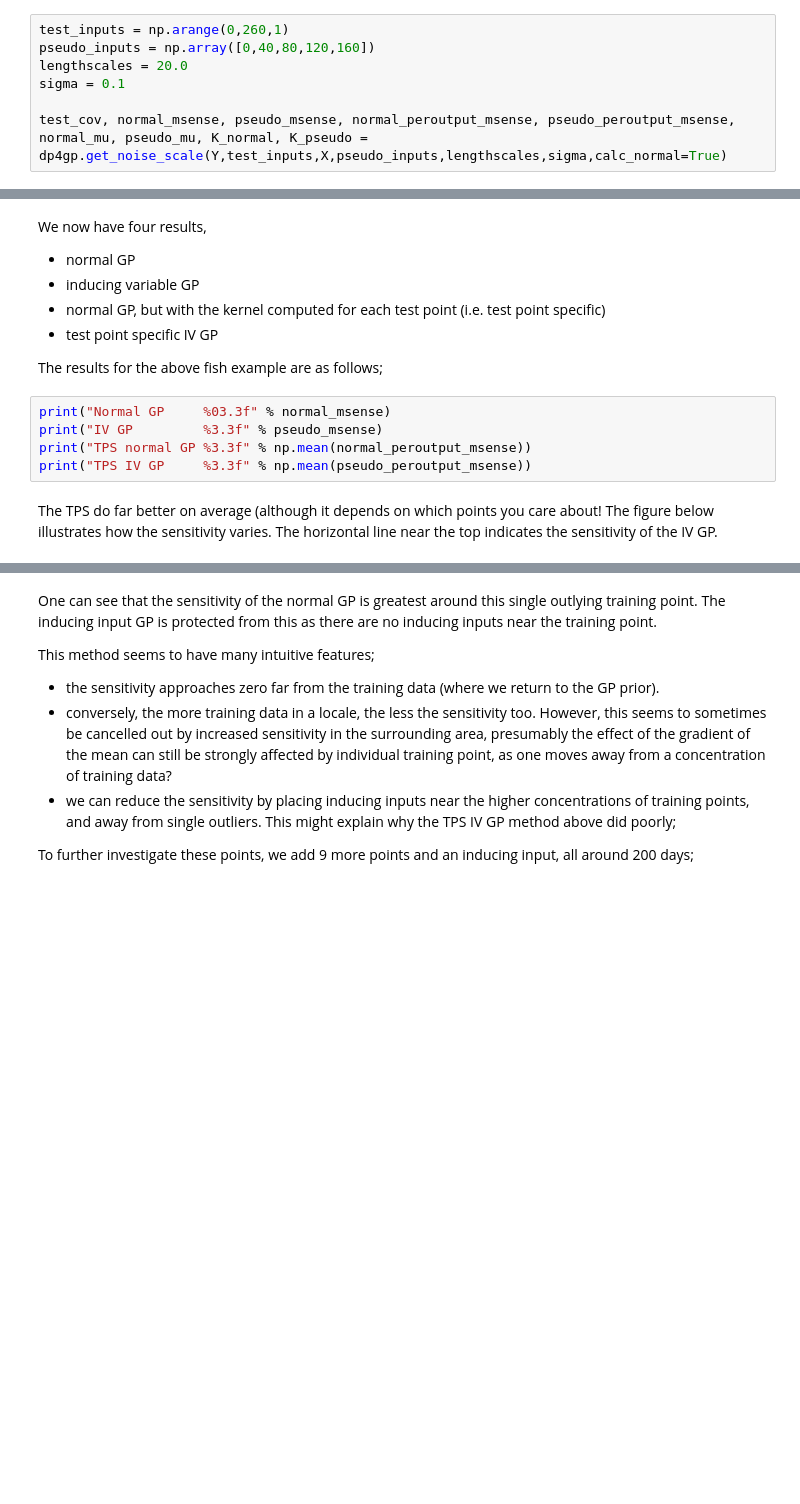
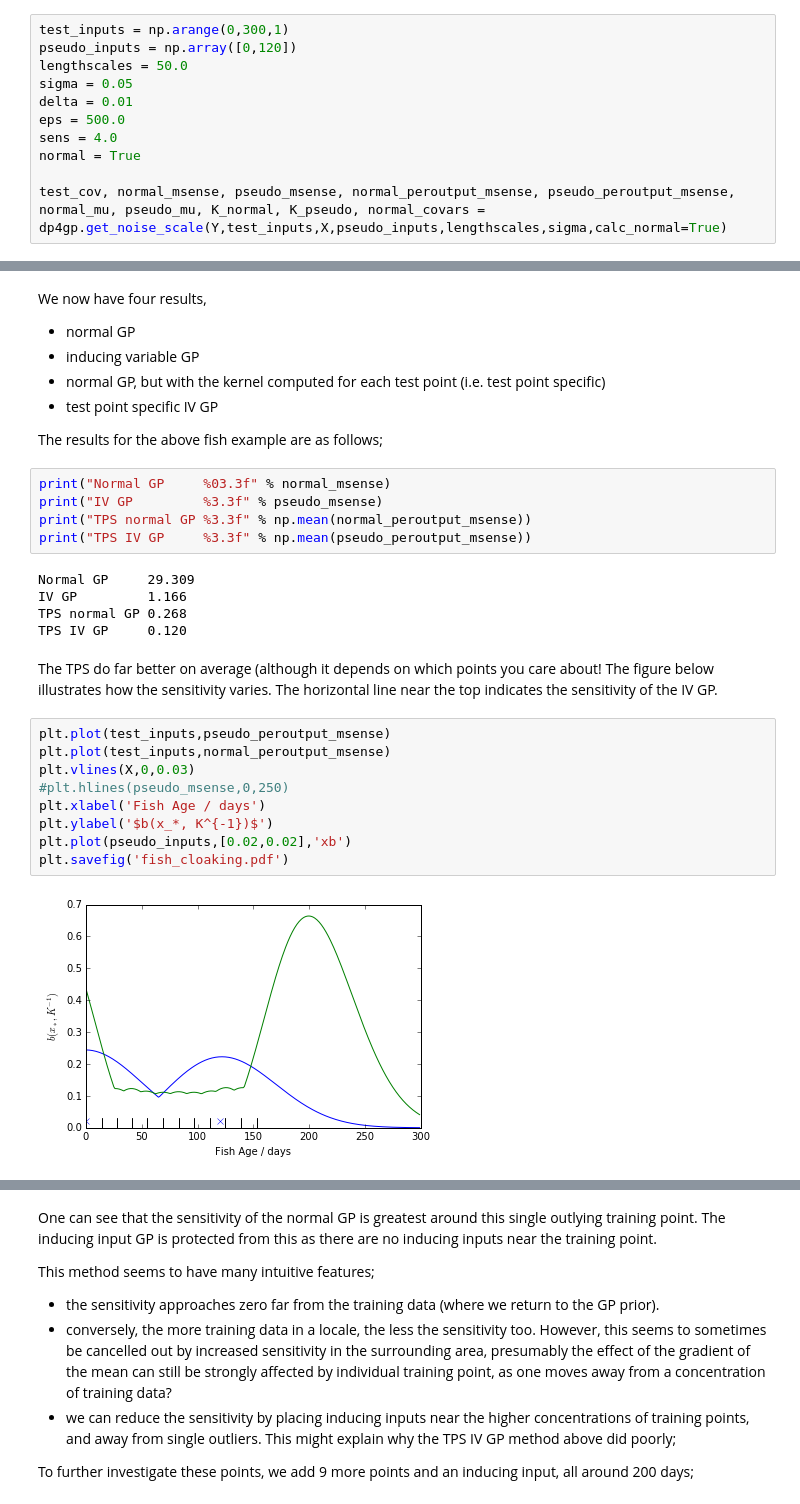
Before and after one commit to lionfish0/dp, a Jupyter notebook: Improved Bound Constraint differing across domain.ipynb, the cells around one changed output, grey strips where cells are left out. Cells and saved outputs as stored; diff of their text form; blank space fills up the shorter version.

```diff
--- a/Improved Bound Constraint differing across domain.ipynb
+++ b/Improved Bound Constraint differing across domain.ipynb
@@ -76,7 +79,11 @@ warning in stationary: failed to import cython module: falling back to numpy
 # %%
-test_inputs = np.arange(0,260,1)
-pseudo_inputs = np.array([0,40,80,120,160])
-lengthscales = 20.0
-sigma = 0.1
+test_inputs = np.arange(0,300,1)
+pseudo_inputs = np.array([0,120])
+lengthscales = 50.0
+sigma = 0.05
+delta = 0.01
+eps = 500.0
+sens = 4.0
+normal = True
 
-test_cov, normal_msense, pseudo_msense, normal_peroutput_msense, pseudo_peroutput_msense, normal_mu, pseudo_mu, K_normal, K_pseudo = dp4gp.get_noise_scale(Y,test_inputs,X,pseudo_inputs,lengthscales,sigma,calc_normal=True)
+test_cov, normal_msense, pseudo_msense, normal_peroutput_msense, pseudo_peroutput_msense, normal_mu, pseudo_mu, K_normal, K_pseudo, normal_covars = dp4gp.get_noise_scale(Y,test_inputs,X,pseudo_inputs,lengthscales,sigma,calc_normal=True)
@@ -94,5 +110,21 @@ print("Normal GP     %03.3f" % normal_msense)
 print("IV GP         %3.3f" % pseudo_msense)
 print("TPS normal GP %3.3f" % np.mean(normal_peroutput_msense))
 print("TPS IV GP     %3.3f" % np.mean(pseudo_peroutput_msense))
+# %% [output]
+Normal GP     29.309
+IV GP         1.166
+TPS normal GP 0.268
+TPS IV GP     0.120
 # %% [markdown]
 The TPS do far better on average (although it depends on which points you care about! The figure below illustrates how the sensitivity varies. The horizontal line near the top indicates the sensitivity of the IV GP.
+# %%
+plt.plot(test_inputs,pseudo_peroutput_msense)
+plt.plot(test_inputs,normal_peroutput_msense)
+plt.vlines(X,0,0.03)
+#plt.hlines(pseudo_msense,0,250)
+plt.xlabel('Fish Age / days')
+plt.ylabel('$b(x_*, K^{-1})$')
+plt.plot(pseudo_inputs,[0.02,0.02],'xb')
+plt.savefig('fish_cloaking.pdf')
+# %% [output]
+[figure, added]
```
Also changed, not shown: parts of 40 cells of this notebook, 6 other files.
